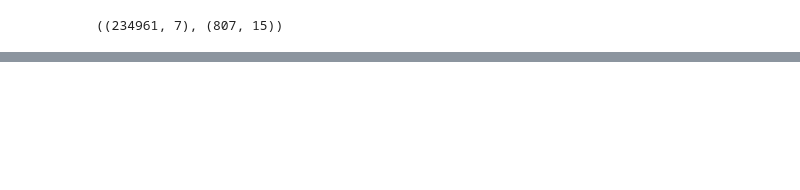
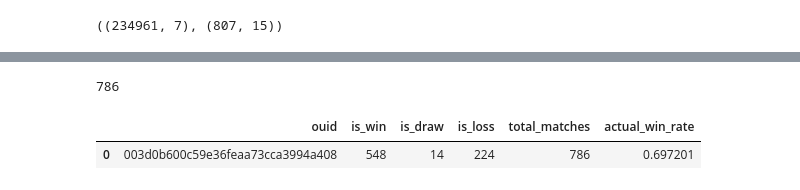
Before and after one commit to pjjongho/NEXON_API, a Jupyter notebook: SA/analysis/data_eda.ipynb, the cells around one changed output, grey strips where cells are left out. Cells and saved outputs as stored; diff of their text form; code cells hidden in the pictures; blank space fills up the shorter version.

```diff
--- a/SA/analysis/data_eda.ipynb
+++ b/SA/analysis/data_eda.ipynb
@@ -25,0 +153,11 @@ Index(['ouid', 'grade_ranking', 'season_grade_ranking', 'recent_win_rate',
+# %%
+df_match['is_win'] = df_match['match_result'].apply(lambda x: 1 if x == 1 else 0)
+df_match['is_draw'] = df_match['match_result'].apply(lambda x: 1 if x == 3 else 0)
+df_match['is_loss'] = df_match['match_result'].apply(lambda x: 1 if x == 2 else 0)
+
+user_summary = df_match.groupby('ouid')[['is_win', 'is_draw', 'is_loss']].sum().reset_index()
+
+user_summary['total_matches'] = (
+    user_summary['is_win'] + user_summary['is_draw'] + user_summary['is_loss']
+)
+user_summary['actual_win_rate'] = user_summary['is_win'] / user_summary['total_matches']
@@ -25,0 +180,9 @@ Index(['ouid', 'grade_ranking', 'season_grade_ranking', 'recent_win_rate',
+# %%
+len(df_match[df_match['ouid']=='003d0b600c59e36feaa73cca3994a408'])
+# %% [output]
+786
+# %%
+user_summary[user_summary['ouid']=='003d0b600c59e36feaa73cca3994a408']
+# %% [output]
+|  | ouid | is_win | is_draw | is_loss | total_matches | actual_win_rate |
+| 0 | 003d0b600c59e36feaa73cca3994a408 | 548 | 14 | 224 | 786 | 0.697201 |
```
Also changed, not shown: parts of 19 cells of this notebook.
